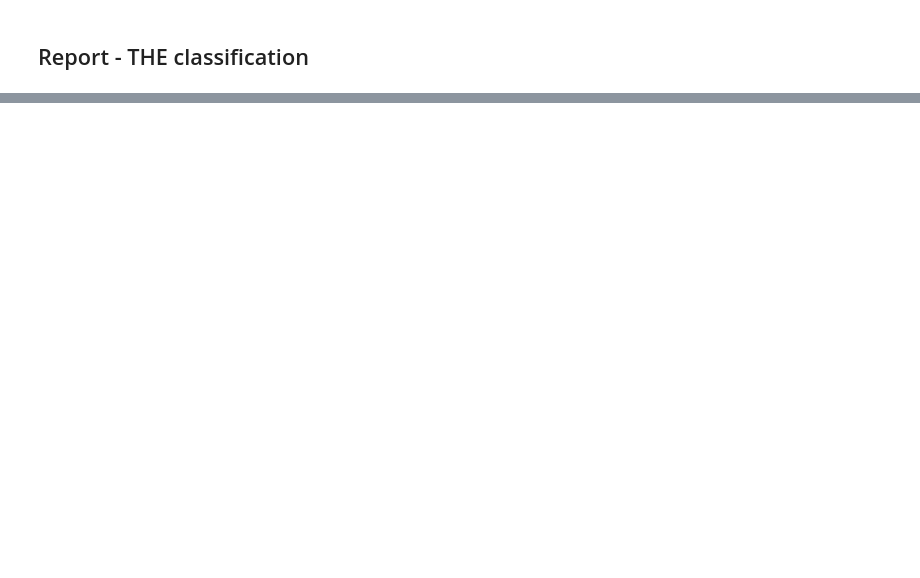
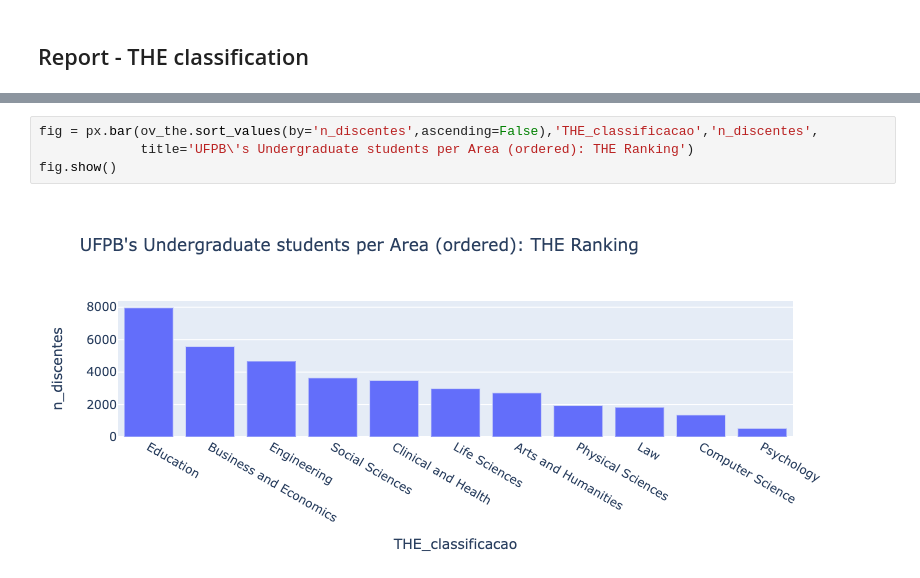
Before and after one commit to gcpeixoto/odi-ufpb, a Jupyter notebook: ipynb/scrape-undergrads-staff.ipynb, the cells around one changed output, grey strips where cells are left out. Saved outputs shown, nothing was run; the diff lists cells and outputs as text; blank space fills up the shorter version.

```diff
--- a/ipynb/scrape-undergrads-staff.ipynb
+++ b/ipynb/scrape-undergrads-staff.ipynb
@@ -153,0 +202,6 @@ df_the.to_excel(file_save,index=False)
+# %%
+fig = px.bar(ov_the.sort_values(by='n_discentes',ascending=False),'THE_classificacao','n_discentes',
+             title='UFPB\'s Undergraduate students per Area (ordered): THE Ranking')
+fig.show()
+# %% [output]
+[figure, added]
```
Also changed, not shown: parts of 11 cells of this notebook, 1 other file.
